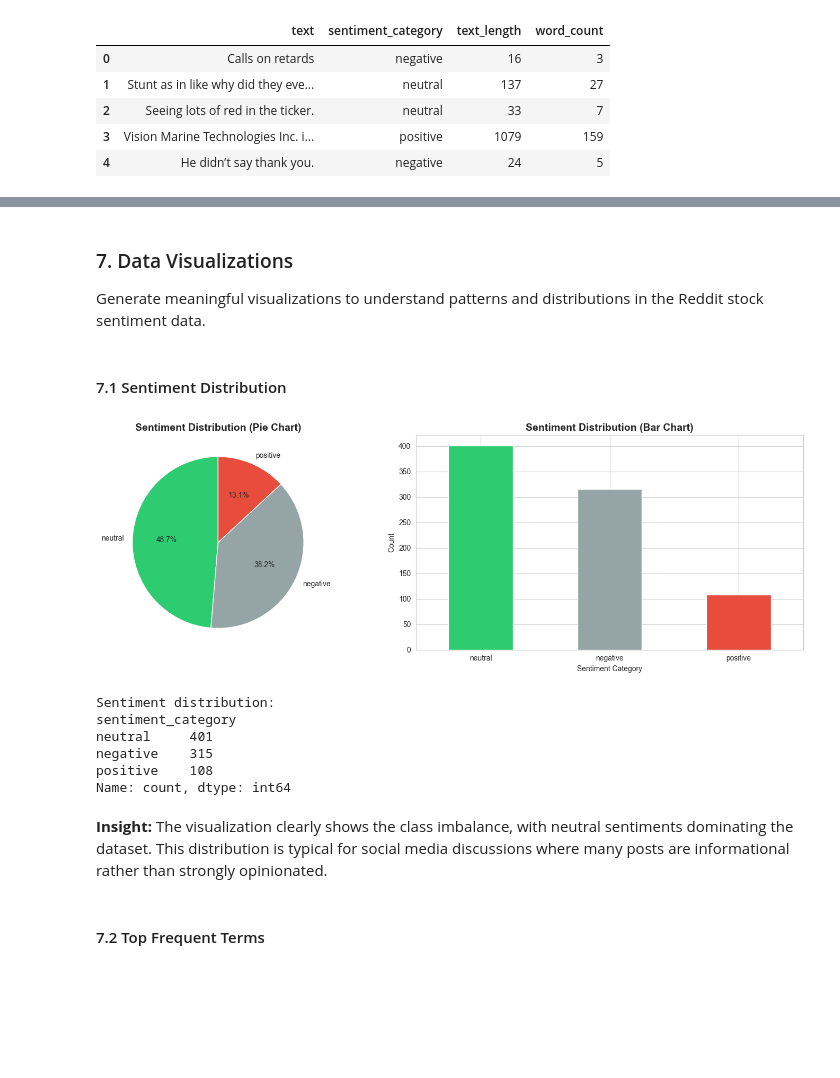
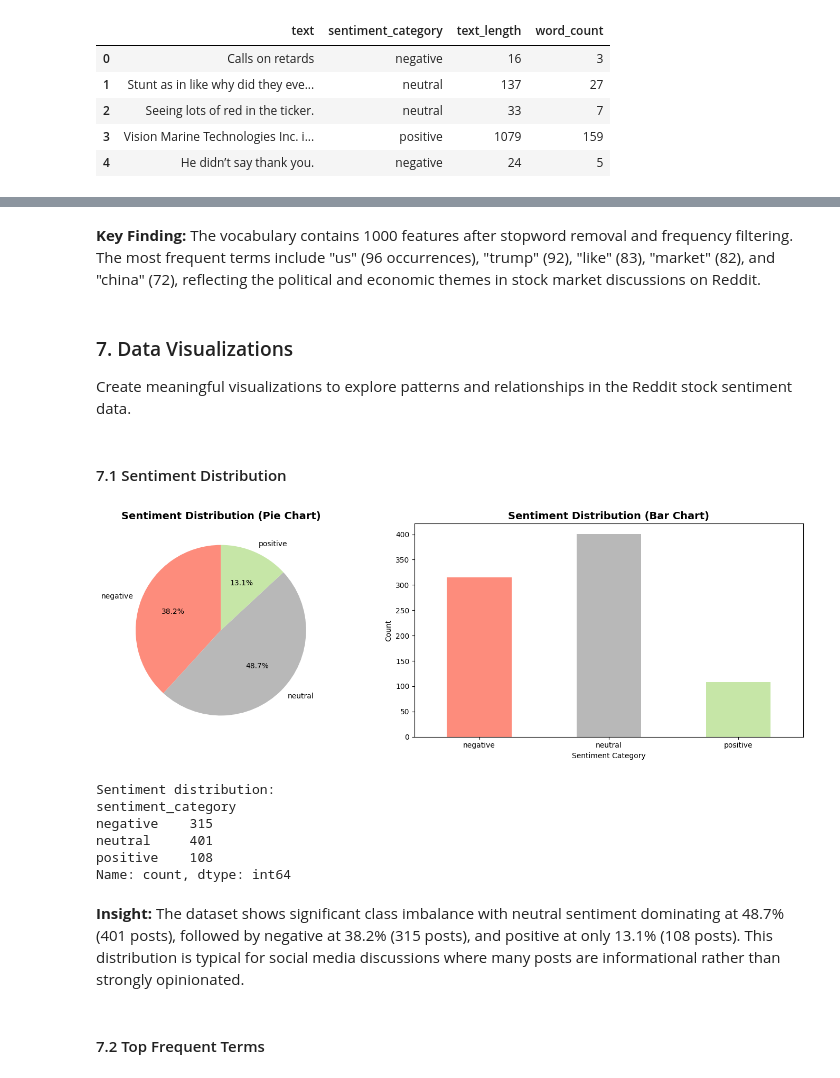
Before and after one commit to ArnoldChen0601/DM2025-Lab1-Exercise, a Jupyter notebook: DM2025-Lab1-Homework.ipynb, the cells around one changed output, grey strips where cells are left out. Drawn from its saved outputs; the diff is of its cells as text; code cells hidden in the pictures; blank space fills up the shorter version.

```diff
--- a/DM2025-Lab1-Homework.ipynb
+++ b/DM2025-Lab1-Homework.ipynb
@@ -388,42 +566,51 @@ stock: 34
+# %% [markdown]
+**Key Finding:** The vocabulary contains 1000 features after stopword removal and frequency filtering. The most frequent terms include "us" (96 occurrences), "trump" (92), "like" (83), "market" (82), and "china" (72), reflecting the political and economic themes in stock market discussions on Reddit.
 # %% [markdown]
 ### 7. Data Visualizations
 
-Generate meaningful visualizations to understand patterns and distributions in the Reddit stock sentiment data.
+Create meaningful visualizations to explore patterns and relationships in the Reddit stock sentiment data.
 # %% [markdown]
 #### 7.1 Sentiment Distribution
 # %%
 # Create a comprehensive sentiment distribution visualization
 fig, axes = plt.subplots(1, 2, figsize=(15, 5))
 
+# Define consistent color scheme and order
+sentiment_order = ['negative', 'neutral', 'positive']
+sentiment_colors = {'negative': '#FD8C7C', 'neutral': '#B8B8B8', 'positive': '#C6E6A7'}
+colors_list = [sentiment_colors[cat] for cat in sentiment_order]
+
+# Get sentiment counts in consistent order
+sentiment_counts = X_reddit_sample['sentiment_category'].value_counts()
+sentiment_counts = sentiment_counts.reindex(sentiment_order)
+
 # Pie chart
-sentiment_counts = X_reddit_sample['sentiment_category'].value_counts()
-colors = ['#2ecc71', '#95a5a6', '#e74c3c']  # green, gray, red
 axes[0].pie(sentiment_counts.values, labels=sentiment_counts.index, autopct='%1.1f%%',
-            colors=colors, startangle=90)
+            colors=colors_list, startangle=90)
 axes[0].set_title('Sentiment Distribution (Pie Chart)', fontsize=14, fontweight='bold')
 
 # Bar chart
-sentiment_counts.plot(kind='bar', ax=axes[1], color=colors)
+sentiment_counts.plot(kind='bar', ax=axes[1], color=colors_list)
 axes[1].set_title('Sentiment Distribution (Bar Chart)', fontsize=14, fontweight='bold')
 axes[1].set_xlabel('Sentiment Category')
 axes[1].set_ylabel('Count')
 axes[1].set_xticklabels(axes[1].get_xticklabels(), rotation=0)
 
 plt.tight_layout()
 plt.show()
 
 print(f"Sentiment distribution:")
 print(sentiment_counts)
 # %% [output]
-[figure, old version]
+[figure, new version]
 Sentiment distribution:
 sentiment_category
+negative    315
 neutral     401
-negative    315
 positive    108
 Name: count, dtype: int64
 # %% [markdown]
-**Insight:** The visualization clearly shows the class imbalance, with neutral sentiments dominating the dataset. This distribution is typical for social media discussions where many posts are informational rather than strongly opinionated.
+**Insight:** The dataset shows significant class imbalance with neutral sentiment dominating at 48.7% (401 posts), followed by negative at 38.2% (315 posts), and positive at only 13.1% (108 posts). This distribution is typical for social media discussions where many posts are informational rather than strongly opinionated.
 # %% [markdown]
 #### 7.2 Top Frequent Terms
 # %%
```
Also changed, not shown: parts of 40 cells of this notebook.
